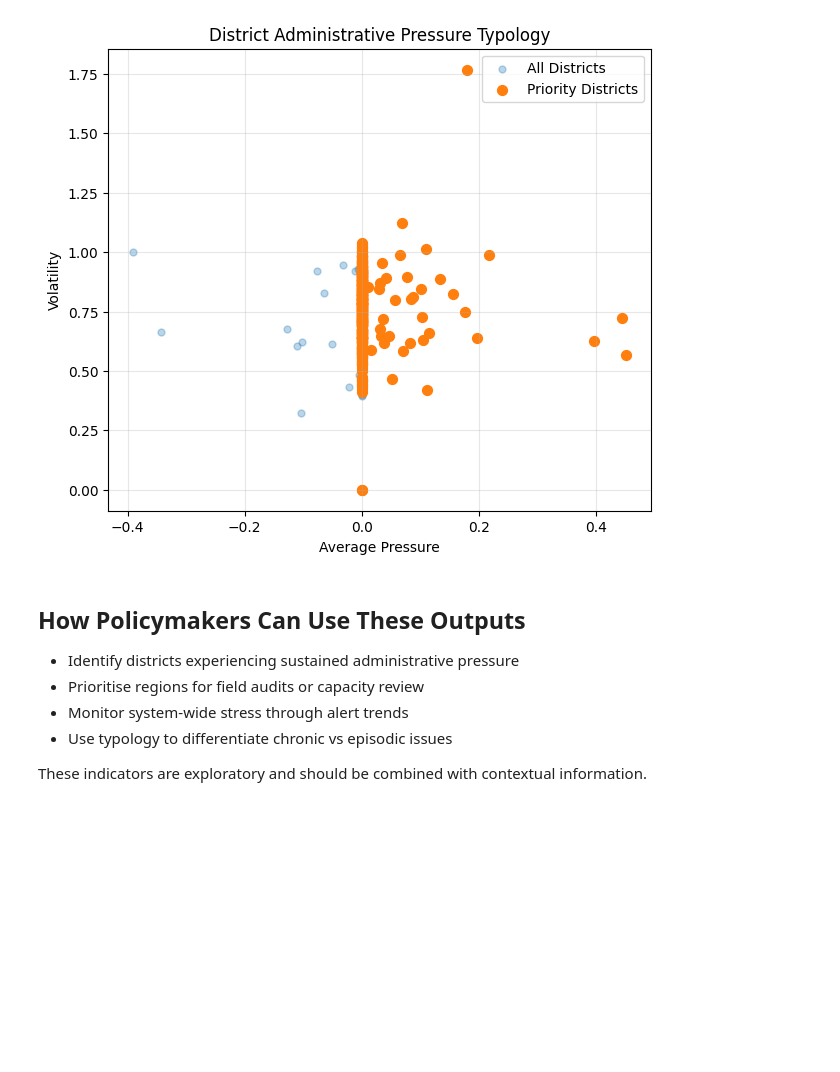
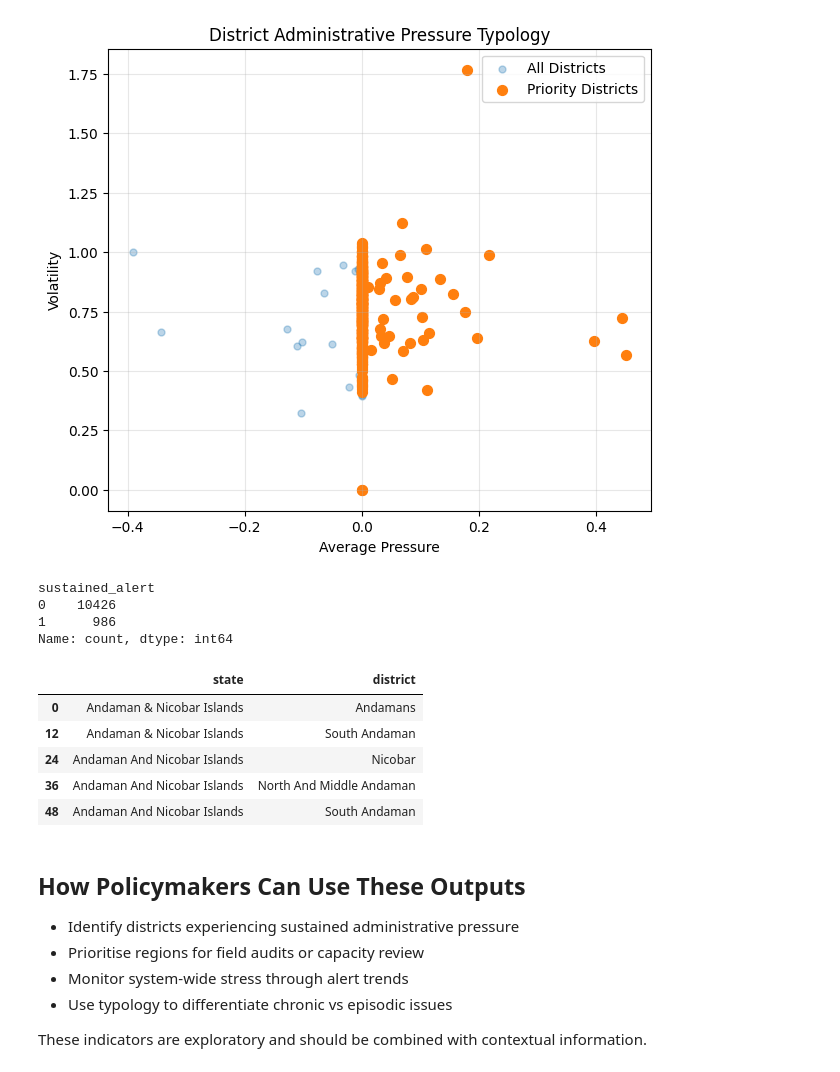
Before and after one commit to dhruv0402/uidai-aadhaar-enrolment-update-analysis, a Jupyter notebook: notebooks/04_analysis_visualization.ipynb, the cells around one changed output. Saved outputs shown, nothing was run; the diff lists cells and outputs as text; code cells hidden in the pictures; blank space fills up the shorter version.

```diff
--- a/notebooks/04_analysis_visualization.ipynb
+++ b/notebooks/04_analysis_visualization.ipynb
@@ -377,6 +391,50 @@ plt.grid(alpha=0.3)
 plt.show()
 # %% [output]
 [figure]
+# %%
+def compute_alert_levels(df):
+    df = df.sort_values(["state", "district", "month"]).copy()
+
+    df["early_warning"] = 0
+    df["sustained_alert"] = 0
+
+    for (state, district), g in df.groupby(["state", "district"]):
+        ew_threshold = g["composite_pressure_index"].quantile(0.65)
+        sa_threshold = g["composite_pressure_index"].quantile(0.70)
+
+        # Early warning: 1-month elevation
+        df.loc[g.index, "early_warning"] = (
+            g["composite_pressure_index"] > ew_threshold
+        ).astype(int)
+
+        # Sustained alert: 2 consecutive months
+        sustained = (
+            (g["composite_pressure_index"] > sa_threshold)
+            .rolling(window=2, min_periods=2)
+            .sum()
+        )
+
+        df.loc[g.index, "sustained_alert"] = (sustained >= 2).astype(int)
+
+    return df
+combined_df = compute_alert_levels(combined_df)
+combined_df.to_csv("../data/processed/composite_pressure_index.csv", index=False)
+# %%
+combined_df["sustained_alert"].value_counts()
+# %% [output]
+sustained_alert
+0    10426
+1      986
+Name: count, dtype: int64
+# %%
+combined_df[combined_df["alert_flag"] == 1][["state", "district"]].drop_duplicates().head()
+# %% [output]
+|  | state | district |
+| 0 | Andaman & Nicobar Islands | Andamans |
+| 12 | Andaman & Nicobar Islands | South Andaman |
+| 24 | Andaman And Nicobar Islands | Nicobar |
+| 36 | Andaman And Nicobar Islands | North And Middle Andaman |
+| 48 | Andaman And Nicobar Islands | South Andaman |
 # %% [markdown]
 ## How Policymakers Can Use These Outputs
 
```
Also changed, not shown: parts of 5 cells of this notebook, 8 other files.
